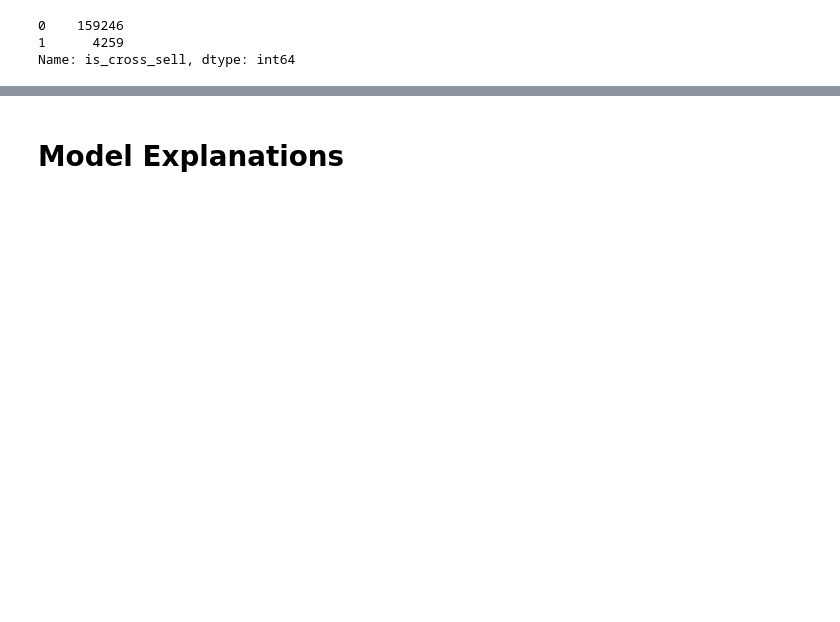
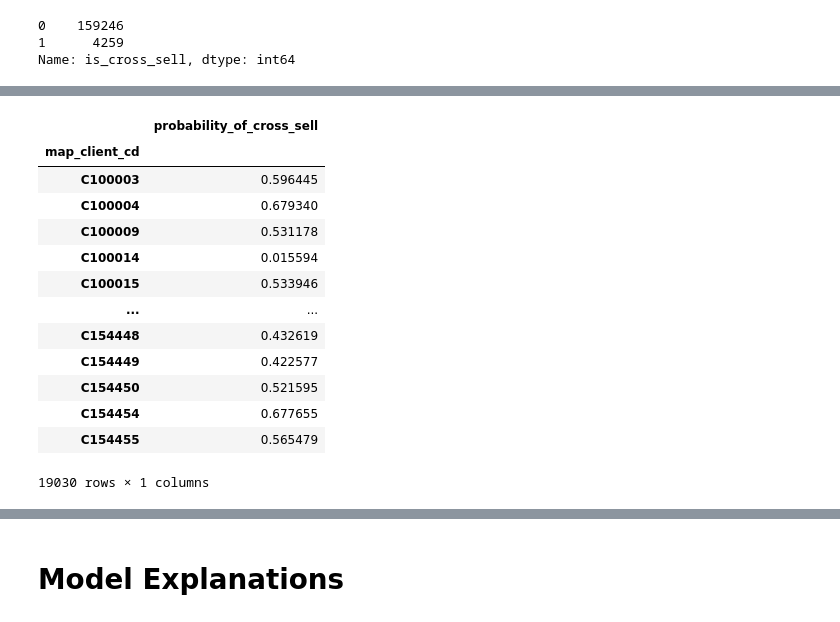
Before and after one commit to nisalr/datastorm-2.0-case-study, a Jupyter notebook: src/model-v1.ipynb, the cells around one changed output, grey strips where cells are left out. Drawn from its saved outputs; the diff is of its cells as text; code cells hidden in the pictures; blank space fills up the shorter version.

```diff
--- a/src/model-v1.ipynb
+++ b/src/model-v1.ipynb
@@ -921,0 +1105,25 @@ print(roc_auc_score(test_y, pred_y_prob))
+# %%
+pred_sub = model.predict_proba(df_sub)[:,1]
+# %%
+df_sub['probability_of_cross_sell'] = pred_sub
+# %%
+df_sub = df_sub[['probability_of_cross_sell']]
+# %%
+df_sub.index.name = 'map_client_cd'
+# %%
+df_sub
+# %% [output]
+|  | probability_of_cross_sell |
+| map_client_cd |  |
+| C100003 | 0.596445 |
+| C100004 | 0.679340 |
+| C100009 | 0.531178 |
+| C100014 | 0.015594 |
+| C100015 | 0.533946 |
+| ... | ... |
+| C154448 | 0.432619 |
+| C154449 | 0.422577 |
+| C154450 | 0.521595 |
+| C154454 | 0.677655 |
+| C154455 | 0.565479 |
+19030 rows × 1 columns
```
Also changed, not shown: parts of 47 cells of this notebook.
